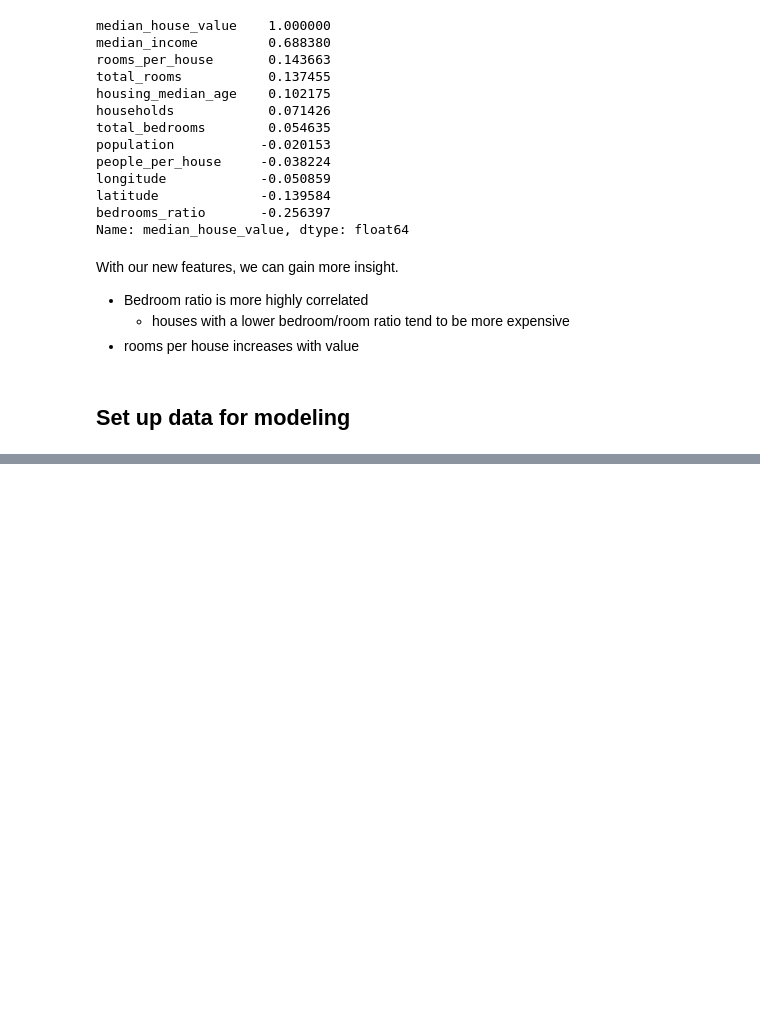
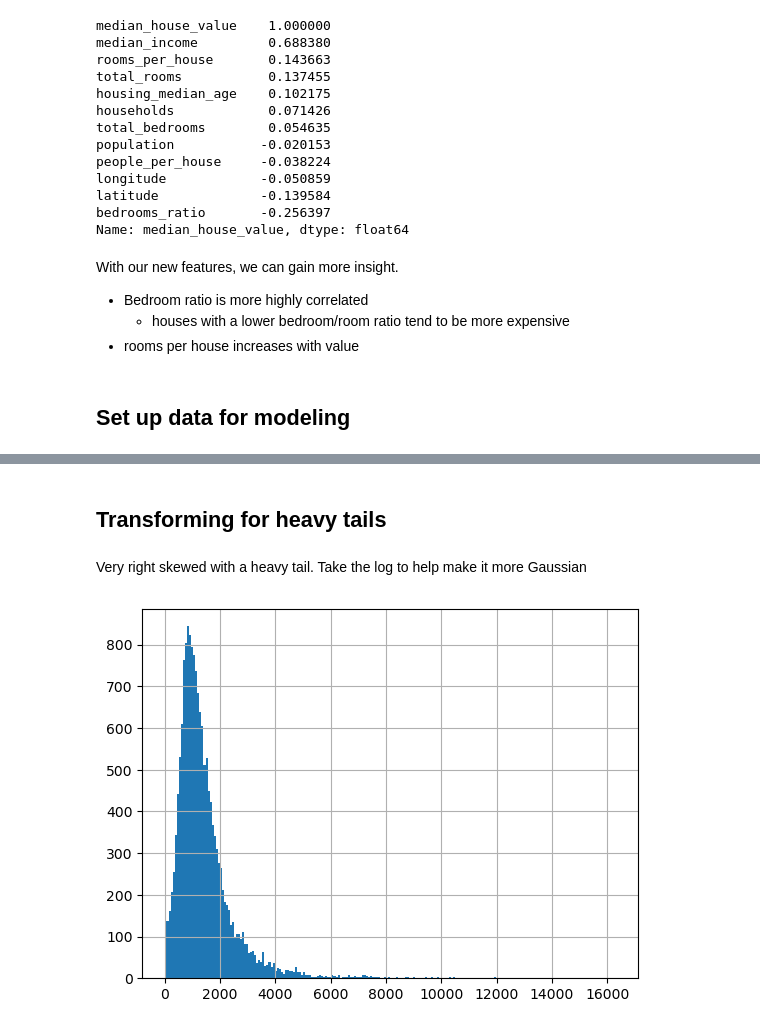
Before and after one commit to mduncan23/badal-book, a Jupyter notebook: Chapter 1 and 2.ipynb, the cells around one changed output, grey strips where cells are left out. Saved outputs shown, nothing was run; the diff lists cells and outputs as text; code cells hidden in the pictures; blank space fills up the shorter version.

```diff
--- a/Chapter 1 and 2.ipynb
+++ b/Chapter 1 and 2.ipynb
@@ -527,5 +533,5 @@ With our new features, we can gain more insight.
 ## Set up data for modeling
 # %%
 # split X and y
-X= strat_train_set.drop('median_house_value', axis=1)
-y= strat_train_set['median_house_value'].copy()
+housing = strat_train_set.drop('median_house_value', axis=1)
+housing_labels = strat_train_set['median_house_value'].copy()
@@ -531,0 +543,4 @@ y= strat_train_set['median_house_value'].copy()
+# %%
+# numerical features
+housing_num = housing.select_dtypes(include=np.number)
+housing_num.head(3)
@@ -531,0 +752,8 @@ y= strat_train_set['median_house_value'].copy()
+# %% [markdown]
+## Transforming for heavy tails
+# %% [markdown]
+Very right skewed with a heavy tail. Take the log to help make it more Gaussian
+# %%
+housing_num.population.hist(bins='auto');
+# %% [output]
+[figure, added]
```
Also changed, not shown: parts of 44 cells of this notebook.
